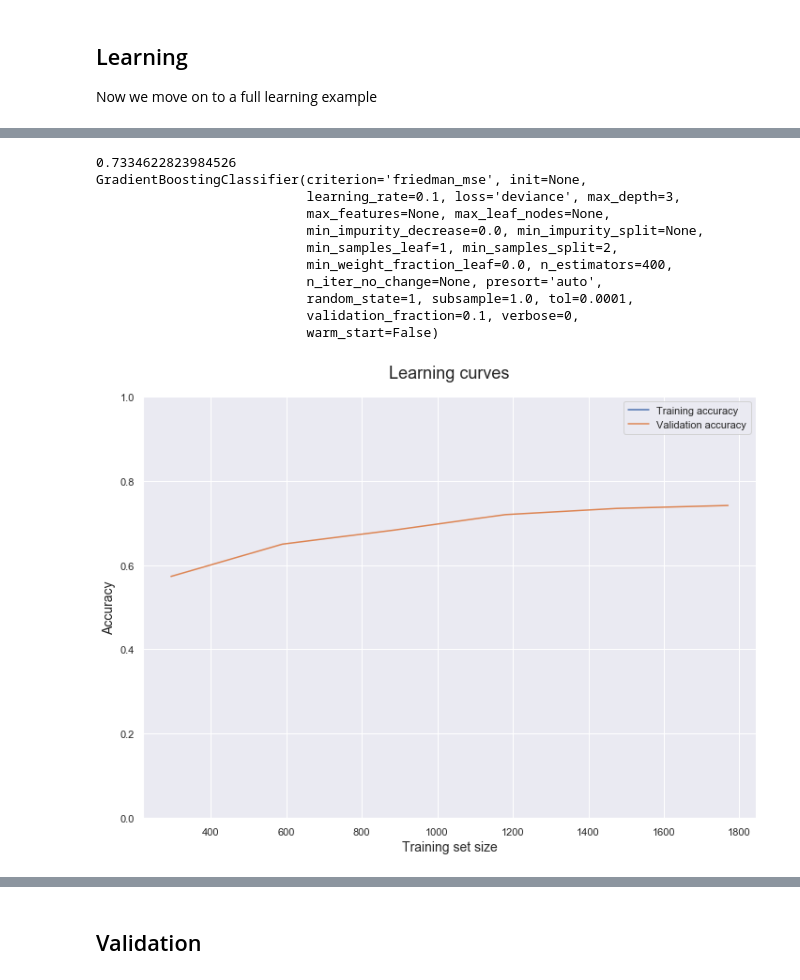
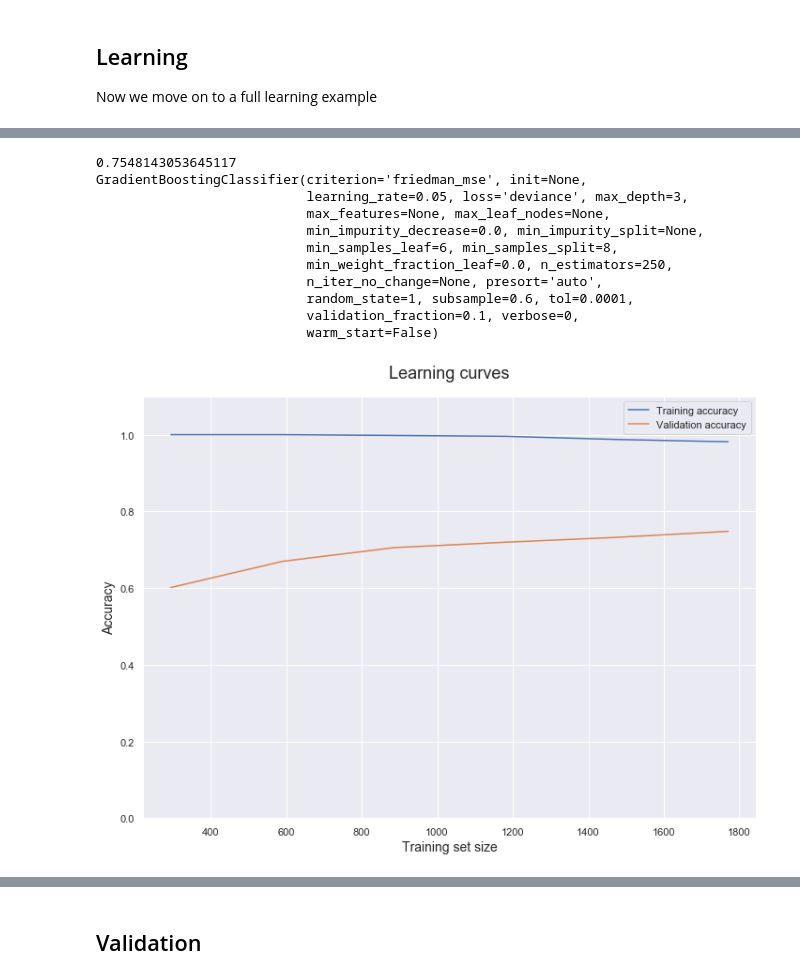
Before and after one commit to nshea3/SEG_Facies_Classification, a Jupyter notebook: welllogs.ipynb, the cells around one changed output, grey strips where cells are left out. Drawn from its saved outputs; the diff is of its cells as text; code cells hidden in the pictures.

```diff
--- a/welllogs.ipynb
+++ b/welllogs.ipynb
@@ -45,7 +58,10 @@ well_log.describe()
 # %%
 import seaborn as sns
 
-data_columns = [label for label in list(well_log.columns) if label not in ('Formation', 'Well Name','Facies', 'Depth', 'NM_M', 'RELPOS')]
-sns.pairplot(well_log, hue = 'Facies', vars = data_columns, diag_kind = 'kde', plot_kws = {'s':10})
+data_columns = [label for label in list(well_log.columns) if label not in ('Well Name','Facies')]
+
+plot_columns = [label for label in list(well_log.columns) if label not in ('Formation', 'Well Name','Facies', 'Depth')]
+
+sns.pairplot(well_log, hue = 'Facies', vars = plot_columns, diag_kind = 'kde', plot_kws = {'s':10})
 # %% [output]
 <seaborn.axisgrid.PairGrid at 0x...>
@@ -111,9 +144,6 @@ sns.pairplot(X_scaled_df, hue = 'Facies', vars = data_columns, diag_kind = 'kde'
 # %%
 from sklearn.tree import DecisionTreeClassifier
 from dtreeplt import dtreeplt
-
-X = well_log.drop(['Facies', 'Well Name', 'Formation'], axis=1)
-Y = well_log['Facies']
 
 model = DecisionTreeClassifier(max_depth=2)
 dt_fit = model.fit(X,Y)
@@ -121,7 +151,7 @@ dt_fit = model.fit(X,Y)
 dtree = dtreeplt(
     filled=True,
     model=model,
-    feature_names=['GR', 'ILD_log10', 'DeltaPHI', 'PHIND', 'PE', 'RELPOS', 'Depth', 'NM_M'],
+    feature_names=data_columns,
     target_names=list(range(9)),
     disp_values=False
 )
@@ -136,7 +166,7 @@ Now we move on to a full learning example
 # %%
 from sklearn.model_selection import train_test_split
 
-X_train, X_test, y_train, y_test = train_test_split(X, Y, test_size=0.2, random_state=1)
+X_train, X_test, y_train, y_test = train_test_split(X, Y, test_size=0.1, random_state=1)
 # %%
 """
 This is the ExtraTreesClassifier
@@ -145,6 +175,10 @@ This is the ExtraTreesClassifier
 from sklearn.ensemble import ExtraTreesClassifier
 from sklearn import model_selection
 from sklearn.model_selection import learning_curve
+
+from joblib import Memory
+location = './cachedir'
+memory = Memory(location, verbose=0)
 
 train_sizes = list(range(295,2065,295))
 
@@ -180,10 +214,9 @@ def model_helper(grid, classifier, X, y, randomsearch = True):
     print(est)
     return (est, acc, param)
 
-etc_grid = {'n_estimators' : range(5,20,5), 'max_depth' : range(3,13),
-            'max_features':["auto","log2",None], 'warm_start':[True, False]}
-result = model_helper(etc_grid, ExtraTreesClassifier(random_state=1), X_train, y_train)
-etc_est = result[0]
+cart_grid = {'max_depth' : range(3,30)}
+result = model_helper(cart_grid, DecisionTreeClassifier(random_state=1), X_train, y_train)
+cart_est = result[0]
 
-plot_learning_curve(*tv_scores_mean(etc_est,X_train,y_train,train_sizes))
+plot_learning_curve(*tv_scores_mean(cart_est,X_train,y_train,train_sizes))
 # %% [output]
@@ -216,21 +265,30 @@ RandomForestClassifier(bootstrap=True, class_weight=None, criterion='gini',
 # %%
 from sklearn.ensemble import GradientBoostingClassifier
 
-rfc_grid = {'n_estimators' : range(100,500,100)}
 
-result = model_helper(rfc_grid, GradientBoostingClassifier(random_state=1), X_train, y_train)
-knn_est = result[0]
-plot_learning_curve(*tv_scores_mean(knn_est,X_train,y_train,train_sizes))
+rfc_grid = {'n_estimators' : range(100,300,50), 'min_samples_leaf': [6], 'min_samples_split':range(2,10,2), 'learning_rate':[0.03, 0.04, 0.05], 'subsample':[0.4, 0.6], 'max_depth':range(2,4,1)}
+
+
+#Try n_estimators higher after this one
+
+def train_gbc(X_train, y_train, rfc_grid):
+    result = model_helper(rfc_grid, GradientBoostingClassifier(random_state=1), X_train, y_train)
+    gbc_est = result[0]
+    plot_learning_curve(*tv_scores_mean(gbc_est,X_train,y_train,train_sizes))
+    return gbc_est
+
+gbc_est_cached = memory.cache(train_gbc)
+gbc_est = gbc_est_cached(X_train, y_train, rfc_grid)
 # %% [output]
-0.7334622823984526
+0.7548143053645117
 GradientBoostingClassifier(criterion='friedman_mse', init=None,
-                           learning_rate=0.1, loss='deviance', max_depth=3,
+                           learning_rate=0.05, loss='deviance', max_depth=3,
                            max_features=None, max_leaf_nodes=None,
                            min_impurity_decrease=0.0, min_impurity_split=None,
-                           min_samples_leaf=1, min_samples_split=2,
-                           min_weight_fraction_leaf=0.0, n_estimators=400,
+                           min_samples_leaf=6, min_samples_split=8,
+                           min_weight_fraction_leaf=0.0, n_estimators=250,
                            n_iter_no_change=None, presort='auto',
-                           random_state=1, subsample=1.0, tol=0.0001,
+                           random_state=1, subsample=0.6, tol=0.0001,
                            validation_fraction=0.1, verbose=0,
                            warm_start=False)
-[figure, old version]
+[figure, new version]
```
Also changed, not shown: parts of 27 cells of this notebook.
